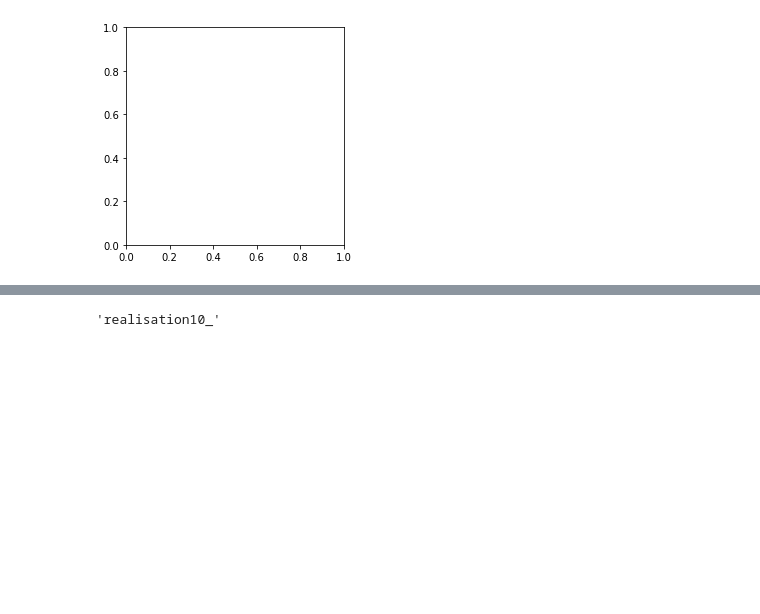
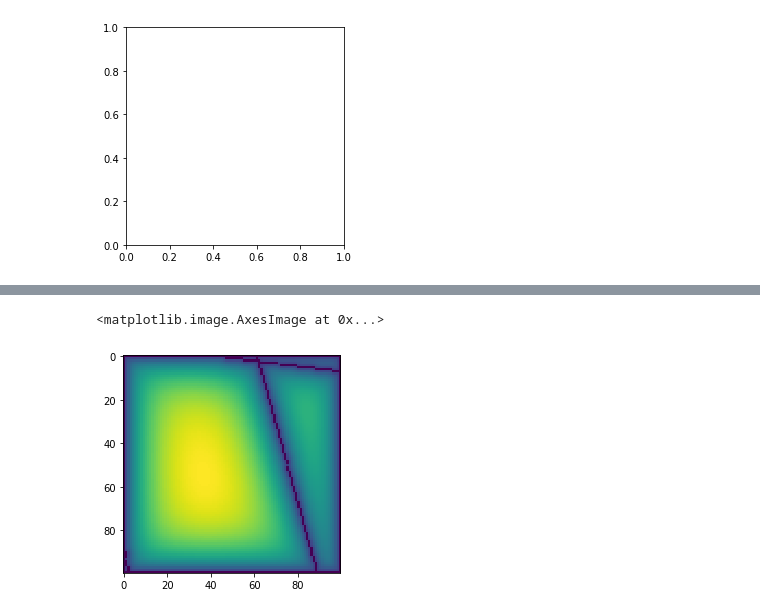
Before and after one commit to valDallalba/Tsanfleuron_geostatistical_baserock_estimation_paper, a Jupyter notebook: 05_postSimulation.ipynb, the cells around one changed output, grey strips where cells are left out. Saved outputs shown, nothing was run; the diff lists cells and outputs as text; code cells hidden in the pictures; blank space fills up the shorter version.

```diff
--- a/05_postSimulation.ipynb
+++ b/05_postSimulation.ipynb
@@ -166,6 +164,5 @@ Text(0, 0.5, 'Error [m]')
 # %%
-a = results_frame[results_frame['Type']=='MPS1'].Abs_error.values
+plt.imshow(results_frame[results_frame['Type']=='KRIG'].Sd.values[9])
+# %% [output]
+<matplotlib.image.AxesImage at 0x...>
+[figure, added]
-# %%
-name[0:-11]
-# %% [output]
-'realisation10_'
```
Also changed, not shown: parts of 19 cells of this notebook, 6 other files.
